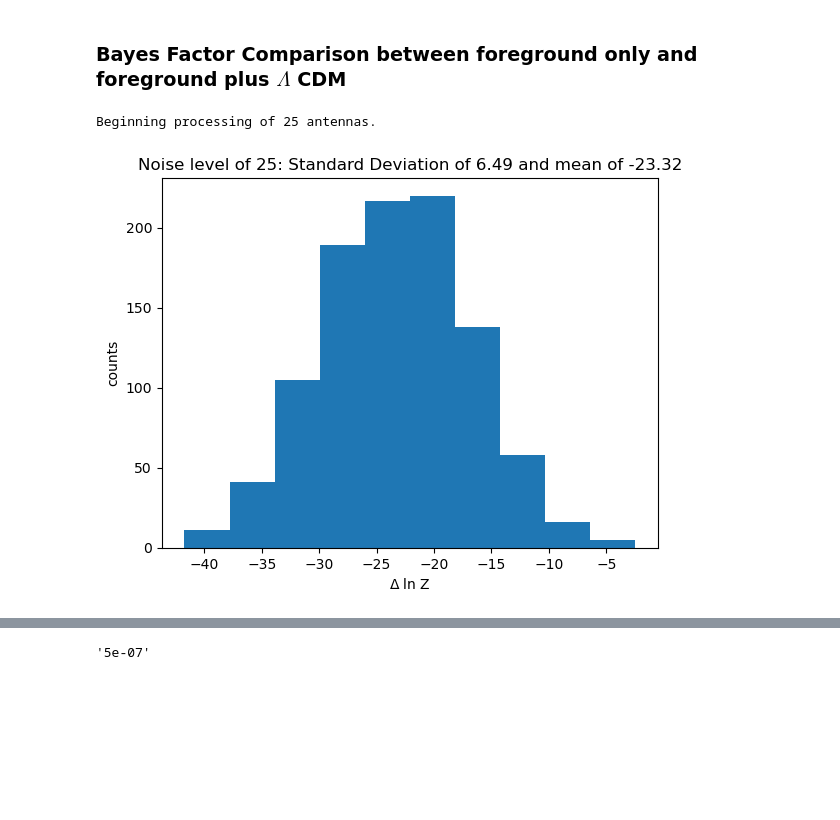
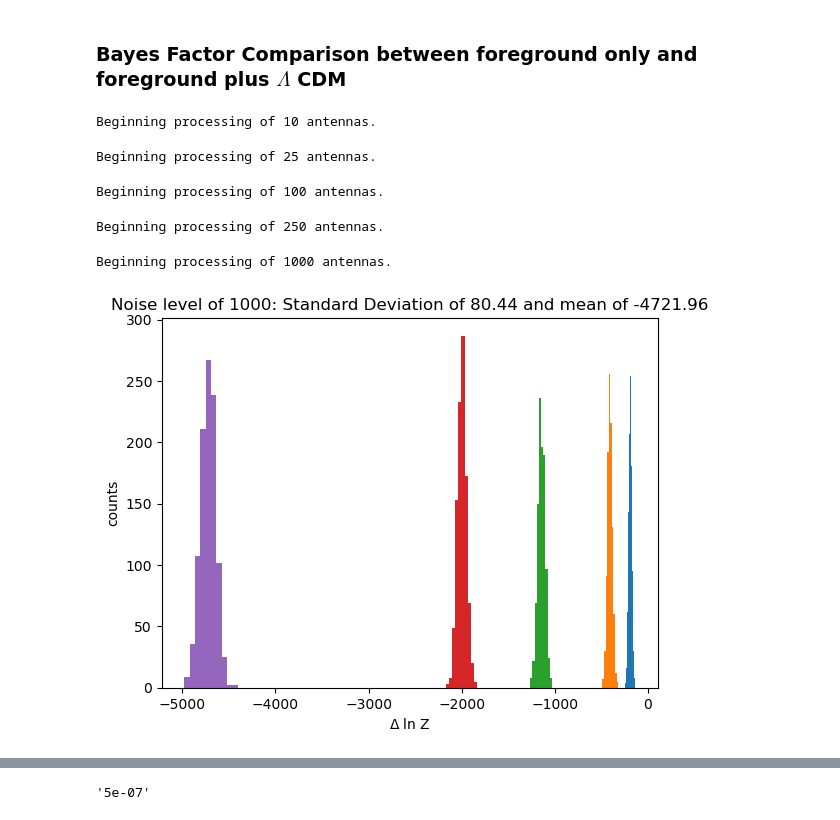
Before and after one commit to daba9359/Exotic_Models, a Jupyter notebook: Physics_Beyond_Standard_Model_Paper.ipynb, the cells around one changed output, grey strips where cells are left out. Drawn from its saved outputs; the diff is of its cells as text; code cells hidden in the pictures; blank space fills up the shorter version.

```diff
--- a/Physics_Beyond_Standard_Model_Paper.ipynb
+++ b/Physics_Beyond_Standard_Model_Paper.ipynb
@@ -1172,7 +1177,7 @@ plt.subplots_adjust(left=0.1, right=0.9, top=0.9, bottom=0.1, wspace=1, hspace=0
 
 
 ### User Variables ###
-parameter_variation = [0,0.05,0]
+parameter_variation = [0,0.00000025,0]
 constraint=str(parameter_variation[1])[2:]
 N_antennas = np.array([10,25,100,250,1000])
 dnu=1e6
@@ -1349,44 +1354,48 @@ for N_antenna in N_antennas:
         term_number = num_systematics_terms
 
         master_chi_squared_array[index] = chi_squared
         master_psi_squared_array[index] = psi_squared
         master_term_number_array[index] = term_number
         master_evidence_array[index] = fitter.log_evidence
 
             ##### Lambda CDM extractions
         data=static_monchrome_beam_simulation[0]
         noise = static_monchrome_beam_simulation[5]
         signal = static_monchrome_beam_simulation[1]
         systematics = static_monchrome_beam_simulation[2]
         test_extraction_static_monochrome_LCDM = pylinex_extraction(systematics_training_set,signal_training_set,data,noise,signal,frequencies,IC="log_evidence",verbose=verbose,plot=plot,plot_residual=False,num_basis_vectors=num_basis_vectors,num_sys_vectors = num_sys_vectors, \
                         num_sig_vectors = num_sig_vectors, title = "Pylinex Extraction", ignore_IC = False,ylim=None,man_sys_terms=manual_systematics_terms,man_sig_terms=manual_signal_terms,man_sys_terms_lower=0,man_sig_terms_lower=0,multi_spectra=True,priors=True,covariance_expansion_factor=1\
                             ,evidence_cutoff=evidence_cutoff)
 
 
 
         master_chi_squared_array_CDM[index] = test_extraction_static_monochrome_LCDM[0].reduced_chi_squared
         master_psi_squared_array_CDM[index]  = test_extraction_static_monochrome_LCDM[0].psi_squared
         master_term_number_array_CDM[index]  = test_extraction_static_monochrome_LCDM[0].sizes["systematics"]
         master_term_number_array_CDM_signal[index]  = test_extraction_static_monochrome_LCDM[0].sizes["signal"]
         master_evidence_array_CDM[index] = test_extraction_static_monochrome_LCDM[0].log_evidence
 
 
     plt.hist(master_evidence_array-master_evidence_array_CDM)
     plt.xlabel(r"$\Delta$ ln Z")
     plt.ylabel("counts")
     plt.title(f"Noise level of {N_antenna}: Standard Deviation of {(master_evidence_array-master_evidence_array_CDM).std():.2f} and mean of {(master_evidence_array-master_evidence_array_CDM).mean():.2f}")
-    # f = h5py.File(f"/home/dbarker7752/21_cm_group/Exotic_Models_Data/expected_distro_vs_Lambda_extract_{N_antenna}ants_{constraint}_Bayesian","w")
-    # f.attrs["Noise Value"] = N_antenna
-    # f.create_dataset("chi squared",data=master_chi_squared_array)
-    # f.create_dataset("psi squared",data=master_psi_squared_array)
-    # f.create_dataset("term number",data=master_term_number_array)
-    # f.create_dataset("Bayesian evidence",data=master_evidence_array)
-    # f.create_dataset("chi squared CDM",data=master_chi_squared_array_CDM)
-    # f.create_dataset("psi squared CDM",data=master_psi_squared_array_CDM)
-    # f.create_dataset("foreground term number CDM",data=master_term_number_array_CDM)
-    # f.create_dataset("signal term number CDM",data=master_term_number_array_CDM_signal)
-    # f.create_dataset("Bayesian evidence CDM",data=master_evidence_array_CDM)
-    # f.close()
+    f = h5py.File(f"/home/dbarker7752/21_cm_group/Exotic_Models_Data/expected_distro_vs_Lambda_extract_{N_antenna}ants_{constraint}_Bayesian","w")
+    f.attrs["Noise Value"] = N_antenna
+    f.create_dataset("chi squared",data=master_chi_squared_array)
+    f.create_dataset("psi squared",data=master_psi_squared_array)
+    f.create_dataset("term number",data=master_term_number_array)
+    f.create_dataset("Bayesian evidence",data=master_evidence_array)
+    f.create_dataset("chi squared CDM",data=master_chi_squared_array_CDM)
+    f.create_dataset("psi squared CDM",data=master_psi_squared_array_CDM)
+    f.create_dataset("foreground term number CDM",data=master_term_number_array_CDM)
+    f.create_dataset("signal term number CDM",data=master_term_number_array_CDM_signal)
+    f.create_dataset("Bayesian evidence CDM",data=master_evidence_array_CDM)
+    f.close()
 # %% [output]
-Beginning processing of 25 antennas.
+Beginning processing of 10 antennas.
+Beginning processing of 25 antennas.
+Beginning processing of 100 antennas.
+Beginning processing of 250 antennas.
+Beginning processing of 1000 antennas.
-[figure, old version]
+[figure, new version]
```
Also changed, not shown: parts of 2 cells of this notebook.
